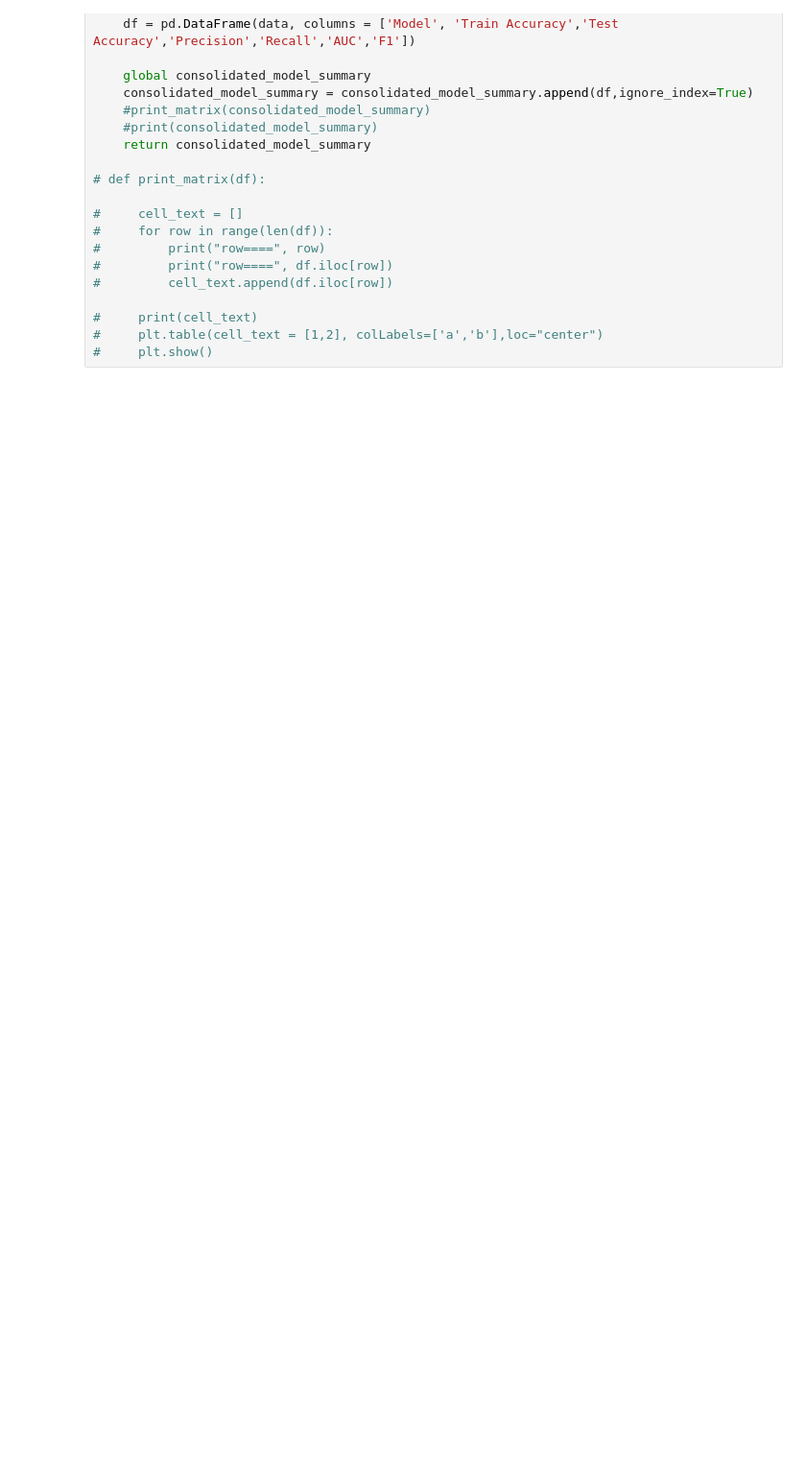
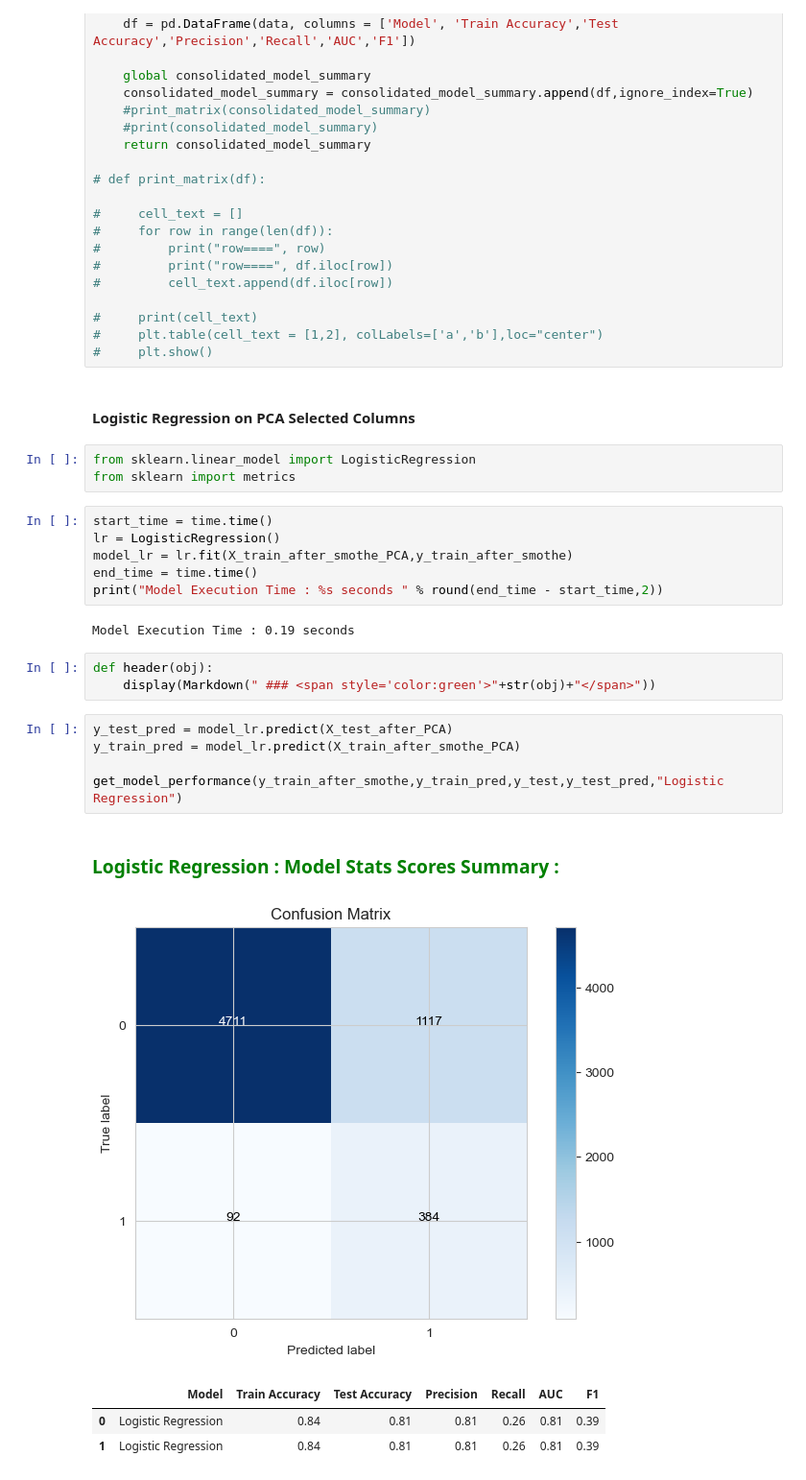
Before and after one commit to spidy95/TelecomCurnCaseStudy, a Jupyter notebook: Telecom_Churn_Case_Study.ipynb, the cells around one changed output. Shown at 96% size. Saved outputs shown, nothing was run; the diff lists cells and outputs as text; blank space fills up the shorter version.

Commit message:
Applied Multiple Model still need to Rerun the model

```diff
--- a/Telecom_Churn_Case_Study.ipynb
+++ b/Telecom_Churn_Case_Study.ipynb
@@ -1330,3 +1330,30 @@ def get_model_performance(y_train, y_train_pred, y_test, y_test_pred , model_nam
 #     print(cell_text)
 #     plt.table(cell_text = [1,2], colLabels=['a','b'],loc="center")
 #     plt.show()
+# %% [markdown]
+#### Logistic Regression on PCA Selected Columns
+# %%
+from sklearn.linear_model import LogisticRegression
+from sklearn import metrics
+# %%
+start_time = time.time()
+lr = LogisticRegression()
+model_lr = lr.fit(X_train_after_smothe_PCA,y_train_after_smothe)
+end_time = time.time()
+print("Model Execution Time : %s seconds " % round(end_time - start_time,2))
+# %% [output]
+Model Execution Time : 0.19 seconds
+# %%
+def header(obj):
+    display(Markdown(" ### <span style='color:green'>"+str(obj)+"</span>"))
+# %%
+y_test_pred = model_lr.predict(X_test_after_PCA)
+y_train_pred = model_lr.predict(X_train_after_smothe_PCA)
+
+get_model_performance(y_train_after_smothe,y_train_pred,y_test,y_test_pred,"Logistic Regression")
+# %% [output]
+ ### <span style='color:green'>Logistic Regression : Model Stats Scores Summary : </span>
+[figure, added]
+|  | Model | Train Accuracy | Test Accuracy | Precision | Recall | AUC | F1 |
+| 0 | Logistic Regression | 0.84 | 0.81 | 0.81 | 0.26 | 0.81 | 0.39 |
+| 1 | Logistic Regression | 0.84 | 0.81 | 0.81 | 0.26 | 0.81 | 0.39 |
```
Also changed, not shown: parts of 74 cells of this notebook.
